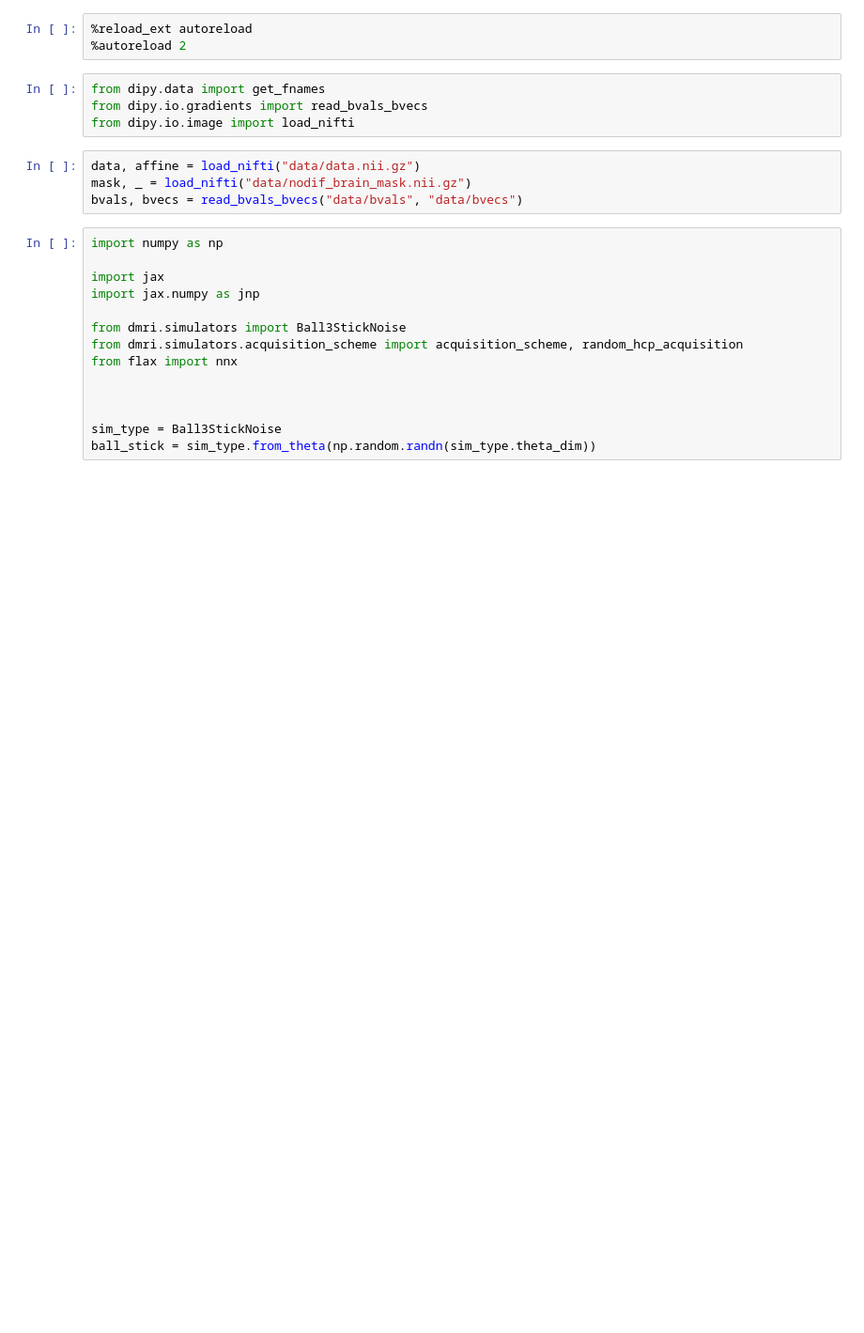
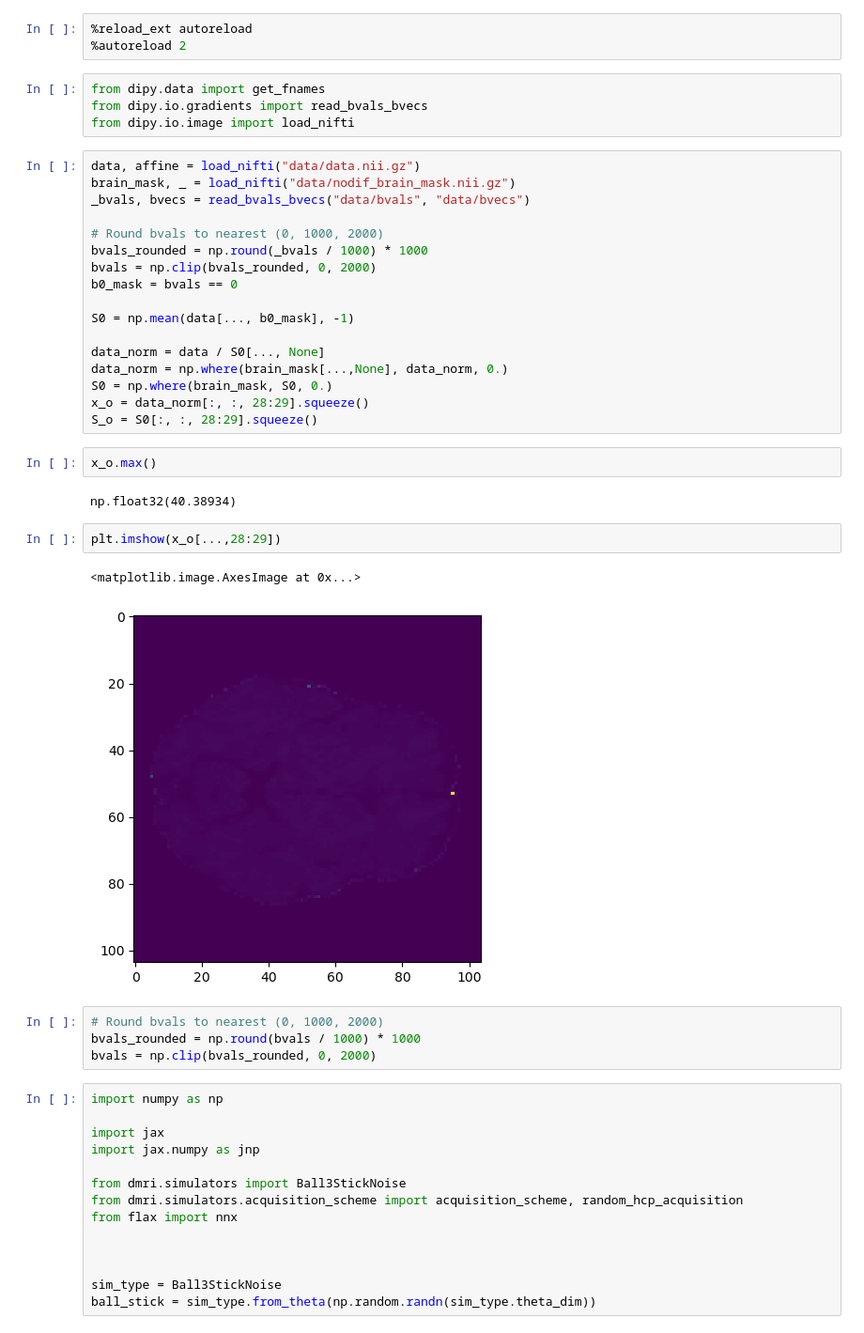
Before and after one commit to mackelab/dmri, a Jupyter notebook: notebooks/new_data.ipynb, the cells around one changed output. Shown at 94% size. Cells and saved outputs as stored; diff of their text form; blank space fills up the shorter version.

```diff
--- a/notebooks/new_data.ipynb
+++ b/notebooks/new_data.ipynb
@@ -5,10 +5,36 @@
 from dipy.data import get_fnames
 from dipy.io.gradients import read_bvals_bvecs
 from dipy.io.image import load_nifti
-# %%
-data, affine = load_nifti("data/data.nii.gz")
-mask, _ = load_nifti("data/nodif_brain_mask.nii.gz")
-bvals, bvecs = read_bvals_bvecs("data/bvals", "data/bvecs")
+# %%
+data, affine = load_nifti("data/data.nii.gz")
+brain_mask, _ = load_nifti("data/nodif_brain_mask.nii.gz")
+_bvals, bvecs = read_bvals_bvecs("data/bvals", "data/bvecs")
+
+# Round bvals to nearest (0, 1000, 2000)
+bvals_rounded = np.round(_bvals / 1000) * 1000
+bvals = np.clip(bvals_rounded, 0, 2000)
+b0_mask = bvals == 0
+
+S0 = np.mean(data[..., b0_mask], -1)
+
+data_norm = data / S0[..., None]
+data_norm = np.where(brain_mask[...,None], data_norm, 0.)
+S0 = np.where(brain_mask, S0, 0.)
+x_o = data_norm[:, :, 28:29].squeeze()
+S_o = S0[:, :, 28:29].squeeze()
+# %%
+x_o.max()
+# %% [output]
+np.float32(40.38934)
+# %%
+plt.imshow(x_o[...,28:29])
+# %% [output]
+<matplotlib.image.AxesImage at 0x...>
+[figure, added]
+# %%
+# Round bvals to nearest (0, 1000, 2000)
+bvals_rounded = np.round(bvals / 1000) * 1000
+bvals = np.clip(bvals_rounded, 0, 2000)
 # %%
 import numpy as np
 
```
Also changed, not shown: parts of 44 cells of this notebook.
